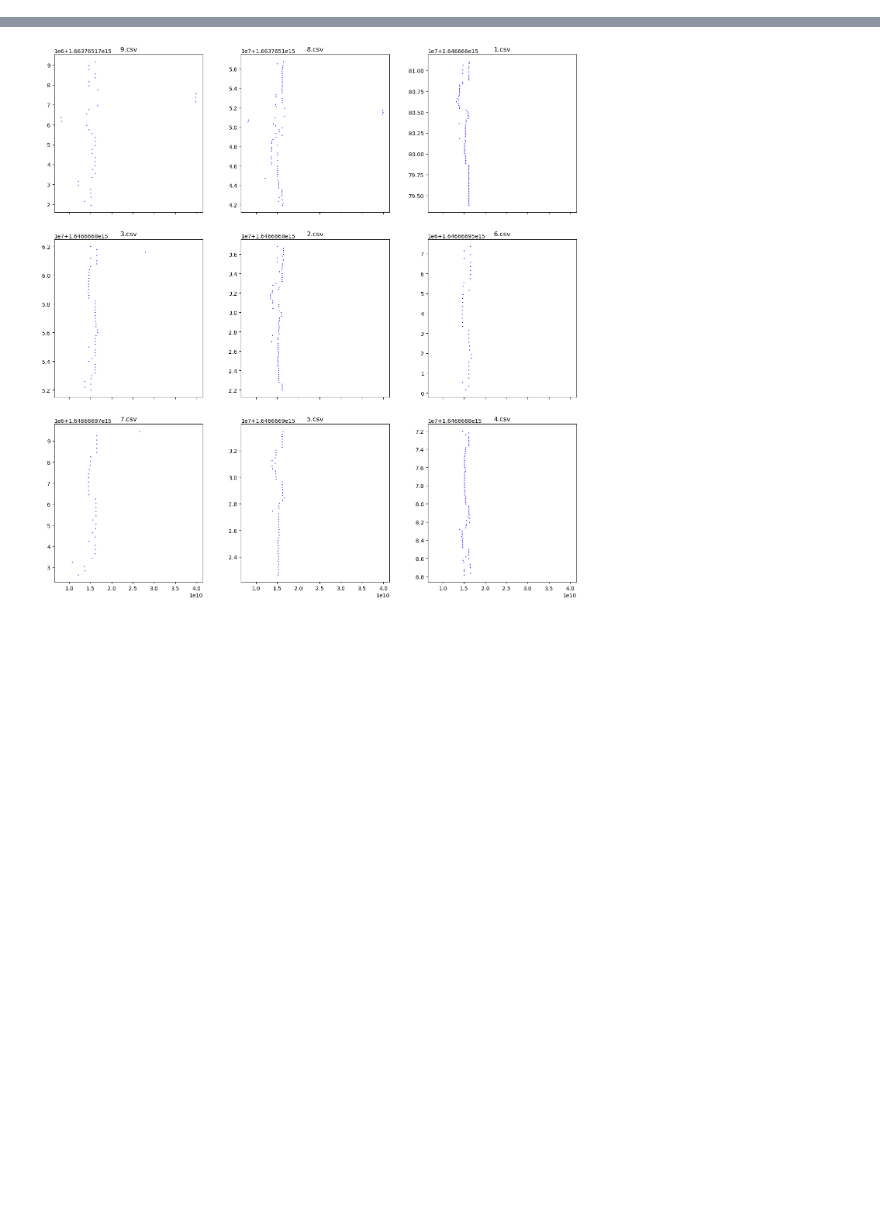
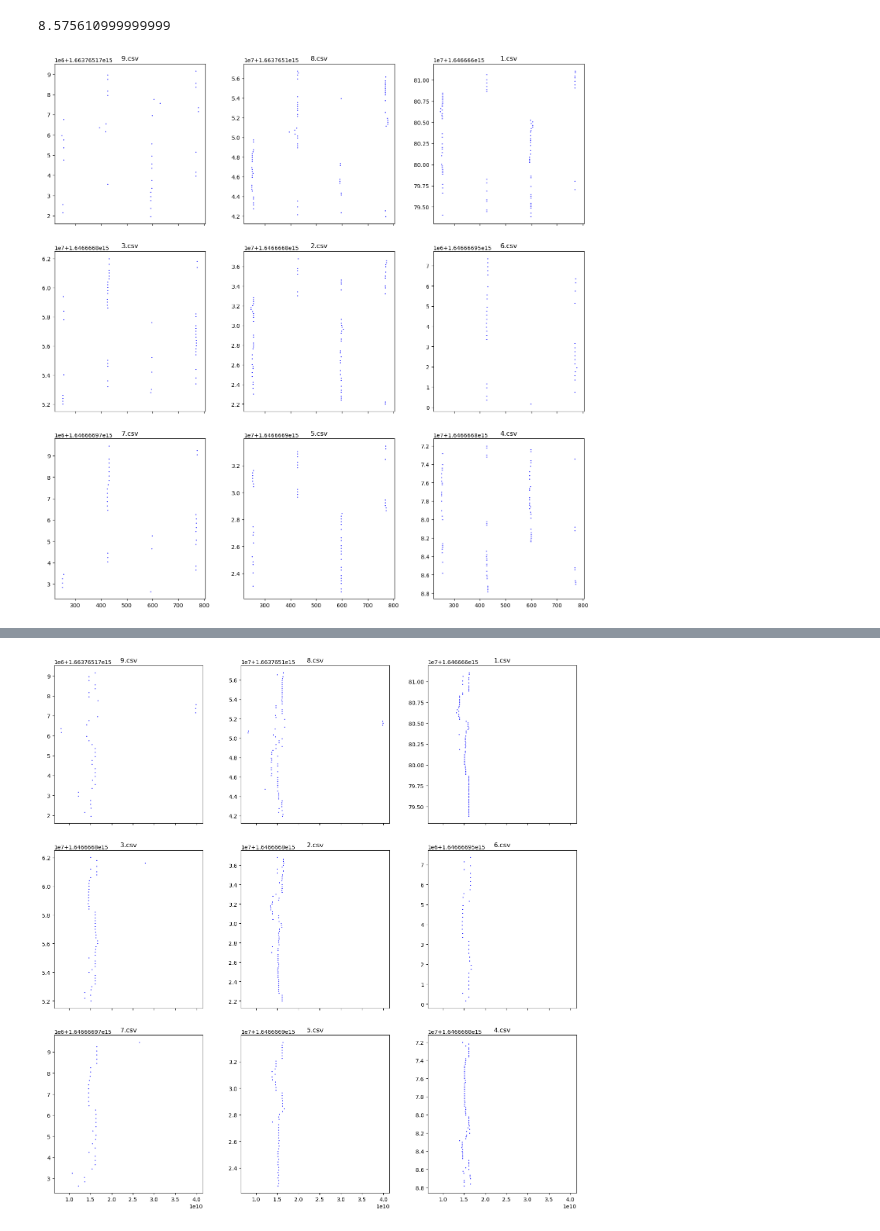
Before and after one commit to Marble879/SFC_scripts, a Jupyter notebook: LaneChange_Scripts/Lane_Change_on_TS.ipynb, the cells around one changed output, grey strips where cells are left out. Saved outputs shown, nothing was run; the diff lists cells and outputs as text; code cells hidden in the pictures; blank space fills up the shorter version.

Commit message:
plot lane change with different offset/multiplier

```diff
--- a/LaneChange_Scripts/Lane_Change_on_TS.ipynb
+++ b/LaneChange_Scripts/Lane_Change_on_TS.ipynb
@@ -42,0 +67,9 @@ LaneChange_Path_5hz='./data/lane_changes/5hz/'
+# %%
+offset_lowboundry=max(info['max_min_distance'])
+offset_lowboundry
+# %% [output]
+8.575610999999999
+# %%
+load_All_Files_In_Subfolder_Encode_with_Morton_and_plot(LaneChange_Path_5hz,'accel_lon','accel_trans','ts',16,1,3,3)
+# %% [output]
+[figure, added]
```
Also changed, not shown: parts of 5 cells of this notebook.
